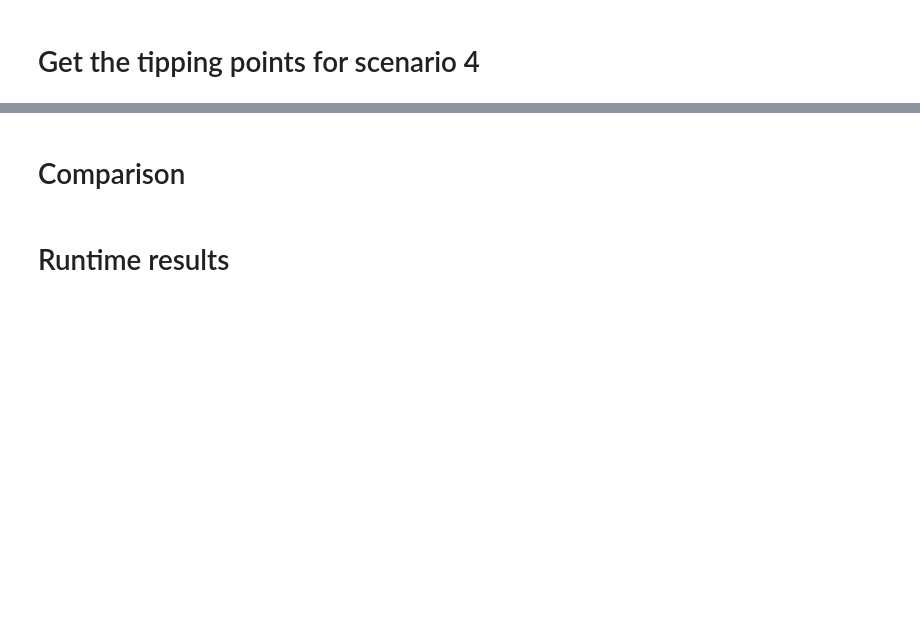
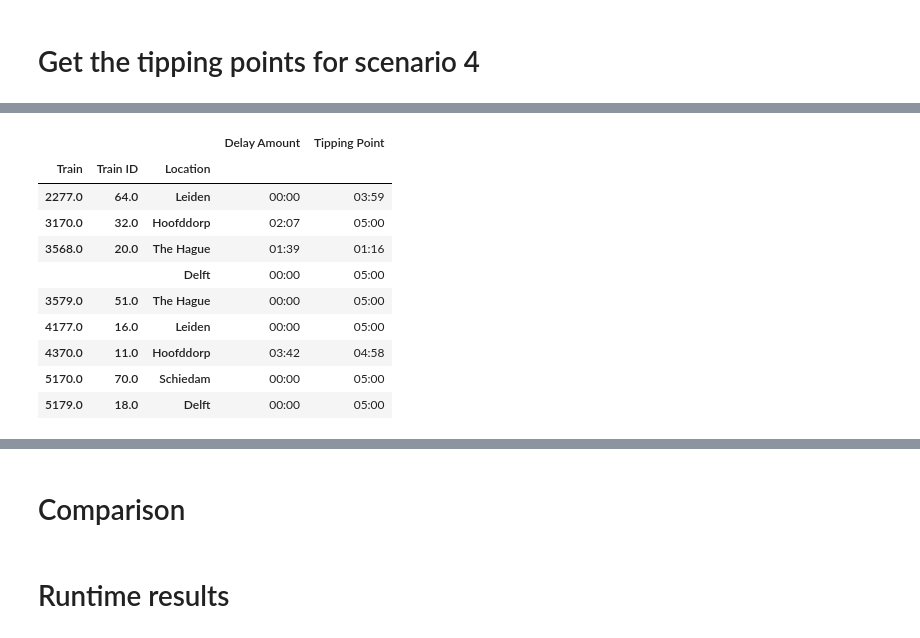
Before and after one commit to EricKemmeren/FlexSIPP, a Jupyter notebook: experiments/visualize_flex_results.ipynb, the cells around one changed output, grey strips where cells are left out. Saved outputs shown, nothing was run; the diff lists cells and outputs as text; code cells hidden in the pictures; blank space fills up the shorter version.

```diff
--- a/experiments/visualize_flex_results.ipynb
+++ b/experiments/visualize_flex_results.ipynb
@@ -30,37 +44,49 @@ cities = {
 # %%
 allowed_delays = [180]
 
 def td_str(td):
     return ':'.join(re.split(r'[:.]+', str(td)) [1:3])
 
-def extract_tipping_point(df):
+def extract_tipping_point(df, show_column="Delay Location"):
     def apply_func(df):
-        result=df.groupby("Location").agg({
+        result=df.groupby(show_column).agg({
             "beta": "max",
             "Delay Amount": "max",
         })
         result["Tipping Point"] = result["beta"].apply(lambda x: td_str(timedelta(seconds=x)))
         result["Delay Amount"] = result["Delay Amount"].apply(lambda x: td_str(timedelta(seconds=x)))
         return result.sort_values("Tipping Point", ascending=True).drop(columns=["beta"])
     df["Delay Location"] = df["Delay Location"].apply(lambda x: x.split("|")[0])
-    df["Location"] = df["Delay Location"].apply(lambda x: cities[x.split("_")[0]] if x != "" else x)
+    df["Location"] = df["Delay Location"].apply(lambda x: cities[x.split("_")[0]] if x != "" and x != "-" else x)
     df = df.groupby(by=['Train', 'Train ID']).apply(apply_func, include_groups=False)
     return df
 
 tp_df = df.rename(columns={
     "delay_amount": "Delay Amount",
     "delay_location": "Delay Location",
     "trainNumber": "Train",
     "id": "Train ID",
     "scenario": "Scenario",
     "label": "Label",
 })
 tp_df["Scenario"] = tp_df["Scenario"].apply(lambda x: x.split(".")[0])
 tp_df["Delay Location"] = tp_df["Delay Location"].apply(lambda x: x.split("-")[1])
 # Only do one scenario
 tp_df = tp_df[tp_df["Scenario"] == scenario]
-tp_df = extract_tipping_point(tp_df)
+tp_df = extract_tipping_point(tp_df, "Location")
 tp_df
+# %% [output]
+|  |  |  | Delay Amount | Tipping Point |
+| Train | Train ID | Location |  |  |
+| 2277.0 | 64.0 | Leiden | 00:00 | 03:59 |
+| 3170.0 | 32.0 | Hoofddorp | 02:07 | 05:00 |
+| 3568.0 | 20.0 | The Hague | 01:39 | 01:16 |
+|  |  | Delft | 00:00 | 05:00 |
+| 3579.0 | 51.0 | The Hague | 00:00 | 05:00 |
+| 4177.0 | 16.0 | Leiden | 00:00 | 05:00 |
+| 4370.0 | 11.0 | Hoofddorp | 03:42 | 04:58 |
+| 5170.0 | 70.0 | Schiedam | 00:00 | 05:00 |
+| 5179.0 | 18.0 | Delft | 00:00 | 05:00 |
 # %%
 lines = tp_df.to_latex().split("\n")
 latex_filename = filename.replace("eurostar.csv", "table_tipping_points.tex")
```
Also changed, not shown: parts of 14 cells of this notebook.
